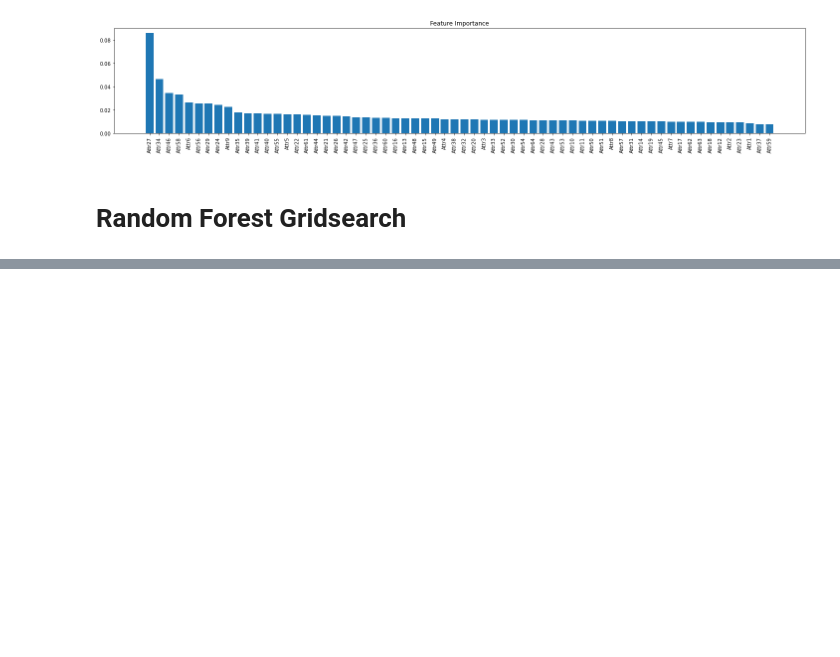
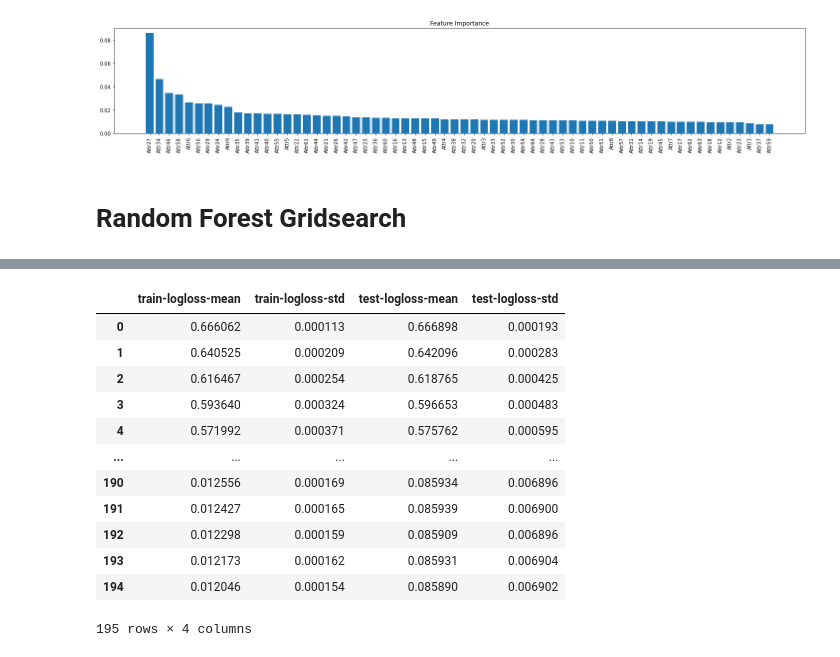
Before and after one commit to scottdyl/qtw, a Jupyter notebook: case study 4/Model_S_V2.ipynb, the cells around one changed output, grey strips where cells are left out. Drawn from its saved outputs; the diff is of its cells as text; code cells hidden in the pictures; blank space fills up the shorter version.

```diff
--- a/case study 4/Model_S_V2.ipynb
+++ b/case study 4/Model_S_V2.ipynb
@@ -271,0 +370,16 @@ weighted avg   0.963311  0.966202  0.959321     43405
+# %%
+bst_cv
+# %% [output]
+|  | train-logloss-mean | train-logloss-std | test-logloss-mean | test-logloss-std |
+| 0 | 0.666062 | 0.000113 | 0.666898 | 0.000193 |
+| 1 | 0.640525 | 0.000209 | 0.642096 | 0.000283 |
+| 2 | 0.616467 | 0.000254 | 0.618765 | 0.000425 |
+| 3 | 0.593640 | 0.000324 | 0.596653 | 0.000483 |
+| 4 | 0.571992 | 0.000371 | 0.575762 | 0.000595 |
+| ... | ... | ... | ... | ... |
+| 190 | 0.012556 | 0.000169 | 0.085934 | 0.006896 |
+| 191 | 0.012427 | 0.000165 | 0.085939 | 0.006900 |
+| 192 | 0.012298 | 0.000159 | 0.085909 | 0.006896 |
+| 193 | 0.012173 | 0.000162 | 0.085931 | 0.006904 |
+| 194 | 0.012046 | 0.000154 | 0.085890 | 0.006902 |
+195 rows × 4 columns
```
Also changed, not shown: parts of 28 cells of this notebook.
